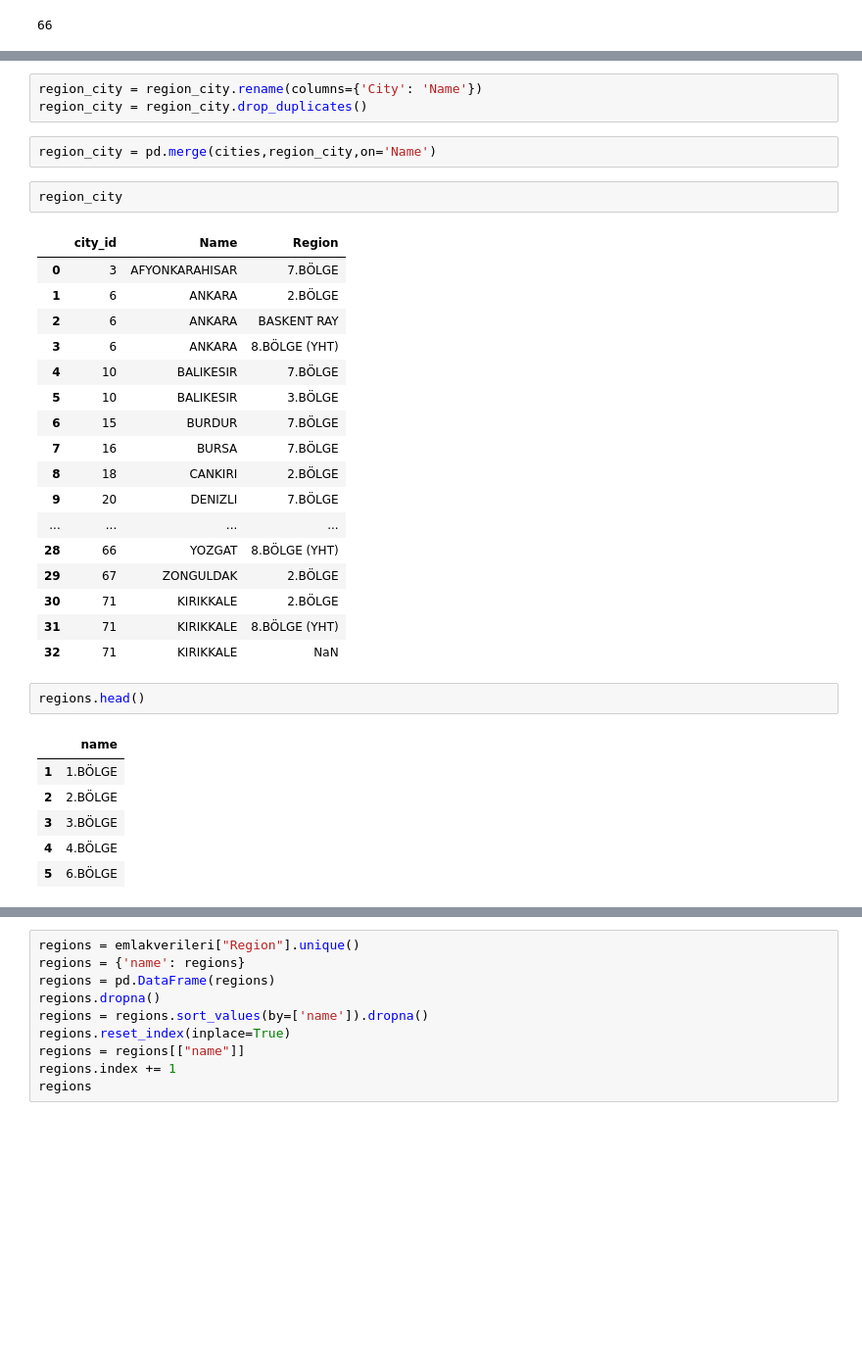
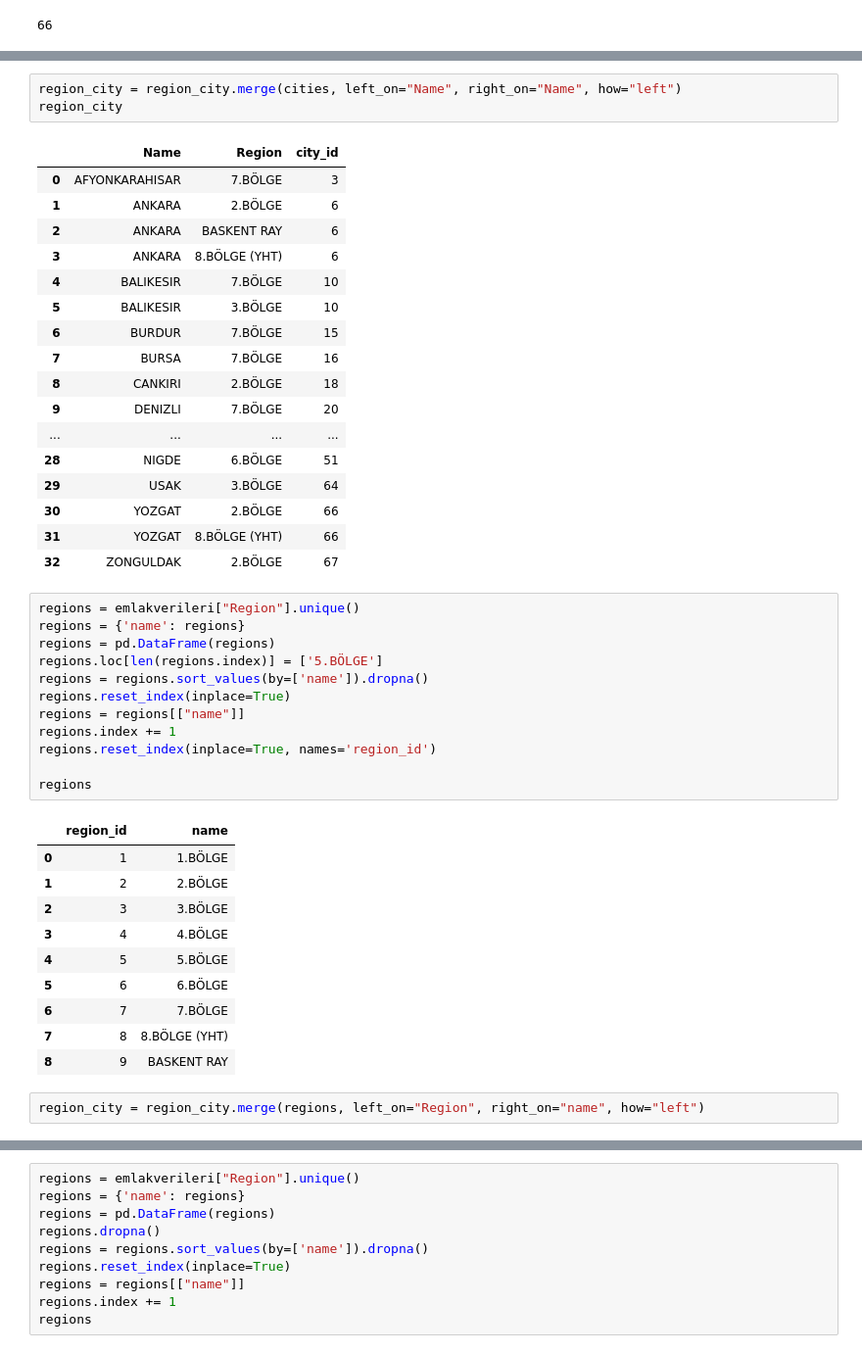
Before and after one commit to kurtgodel1/emlak, a Jupyter notebook: emlak.ipynb, the cells around one changed output, grey strips where cells are left out. Shown at 98% size. Drawn from its saved outputs; the diff is of its cells as text; blank space fills up the shorter version.

```diff
--- a/emlak.ipynb
+++ b/emlak.ipynb
@@ -235,35 +252,47 @@ cities
 81 rows × 2 columns
-# %%
-region_city = region_city.rename(columns={'City': 'Name'})
-region_city = region_city.drop_duplicates()
 # %%
-region_city = pd.merge(cities,region_city,on='Name')
+region_city = region_city.merge(cities, left_on="Name", right_on="Name", how="left")
+region_city
+# %% [output]
+|  | Name | Region | city_id |
+| 0 | AFYONKARAHISAR | 7.BÖLGE | 3 |
+| 1 | ANKARA | 2.BÖLGE | 6 |
+| 2 | ANKARA | BASKENT RAY | 6 |
+| 3 | ANKARA | 8.BÖLGE (YHT) | 6 |
+| 4 | BALIKESIR | 7.BÖLGE | 10 |
+| 5 | BALIKESIR | 3.BÖLGE | 10 |
+| 6 | BURDUR | 7.BÖLGE | 15 |
+| 7 | BURSA | 7.BÖLGE | 16 |
+| 8 | CANKIRI | 2.BÖLGE | 18 |
+| 9 | DENIZLI | 7.BÖLGE | 20 |
+| ... | ... | ... | ... |
+| 28 | NIGDE | 6.BÖLGE | 51 |
+| 29 | USAK | 3.BÖLGE | 64 |
+| 30 | YOZGAT | 2.BÖLGE | 66 |
+| 31 | YOZGAT | 8.BÖLGE (YHT) | 66 |
+| 32 | ZONGULDAK | 2.BÖLGE | 67 |
 # %%
-region_city
+regions = emlakverileri["Region"].unique()
+regions = {'name': regions}
+regions = pd.DataFrame(regions)
+regions.loc[len(regions.index)] = ['5.BÖLGE']
+regions = regions.sort_values(by=['name']).dropna()
+regions.reset_index(inplace=True)
+regions = regions[["name"]]
+regions.index += 1
+regions.reset_index(inplace=True, names='region_id')
+
+regions
 # %% [output]
-|  | city_id | Name | Region |
-| 0 | 3 | AFYONKARAHISAR | 7.BÖLGE |
-| 1 | 6 | ANKARA | 2.BÖLGE |
-| 2 | 6 | ANKARA | BASKENT RAY |
-| 3 | 6 | ANKARA | 8.BÖLGE (YHT) |
-| 4 | 10 | BALIKESIR | 7.BÖLGE |
-| 5 | 10 | BALIKESIR | 3.BÖLGE |
-| 6 | 15 | BURDUR | 7.BÖLGE |
-| 7 | 16 | BURSA | 7.BÖLGE |
-| 8 | 18 | CANKIRI | 2.BÖLGE |
-| 9 | 20 | DENIZLI | 7.BÖLGE |
-| ... | ... | ... | ... |
-| 28 | 66 | YOZGAT | 8.BÖLGE (YHT) |
-| 29 | 67 | ZONGULDAK | 2.BÖLGE |
-| 30 | 71 | KIRIKKALE | 2.BÖLGE |
-| 31 | 71 | KIRIKKALE | 8.BÖLGE (YHT) |
-| 32 | 71 | KIRIKKALE | NaN |
+|  | region_id | name |
+| 0 | 1 | 1.BÖLGE |
+| 1 | 2 | 2.BÖLGE |
+| 2 | 3 | 3.BÖLGE |
+| 3 | 4 | 4.BÖLGE |
+| 4 | 5 | 5.BÖLGE |
+| 5 | 6 | 6.BÖLGE |
+| 6 | 7 | 7.BÖLGE |
+| 7 | 8 | 8.BÖLGE (YHT) |
+| 8 | 9 | BASKENT RAY |
 # %%
-regions.head()
+region_city = region_city.merge(regions, left_on="Region", right_on="name", how="left")
-# %% [output]
-|  | name |
-| 1 | 1.BÖLGE |
-| 2 | 2.BÖLGE |
-| 3 | 3.BÖLGE |
-| 4 | 4.BÖLGE |
-| 5 | 6.BÖLGE |
```
Also changed, not shown: parts of 13 cells of this notebook.
